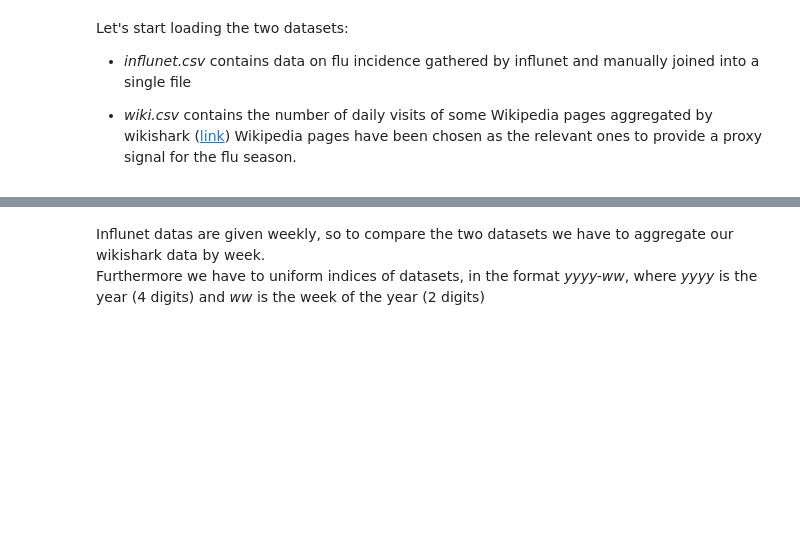
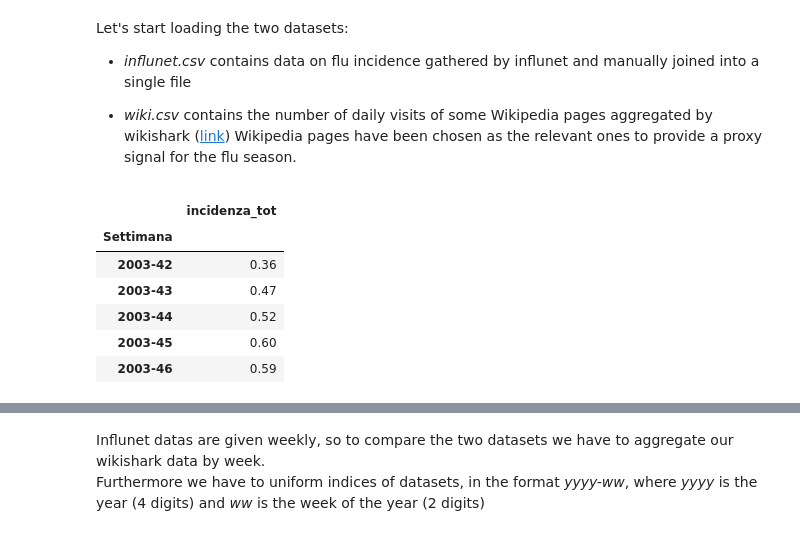
Before and after one commit to micheletizzoni/Digital_epidemiology, a Jupyter notebook: notebooks/nb06_flu_surveillance.ipynb, the cells around one changed output, grey strips where cells are left out. Cells and saved outputs as stored; diff of their text form; code cells hidden in the pictures; blank space fills up the shorter version.

```diff
--- a/notebooks/nb06_flu_surveillance.ipynb
+++ b/notebooks/nb06_flu_surveillance.ipynb
@@ -39,6 +43,16 @@ Wikipedia pages have been chosen as the relevant ones to provide a proxy signal
 dfi = pd.read_csv("./../datasets/influnet.csv", index_col=0)
 
 dfw = pd.read_csv("./../datasets/wiki.csv")
+# %%
+dfi.head()
+# %% [output]
+|  | incidenza_tot |
+| Settimana |  |
+| 2003-42 | 0.36 |
+| 2003-43 | 0.47 |
+| 2003-44 | 0.52 |
+| 2003-45 | 0.60 |
+| 2003-46 | 0.59 |
 # %%
 dfw.head()
 # %% [output]
```
Also changed, not shown: parts of 12 cells of this notebook, 2 other files.
